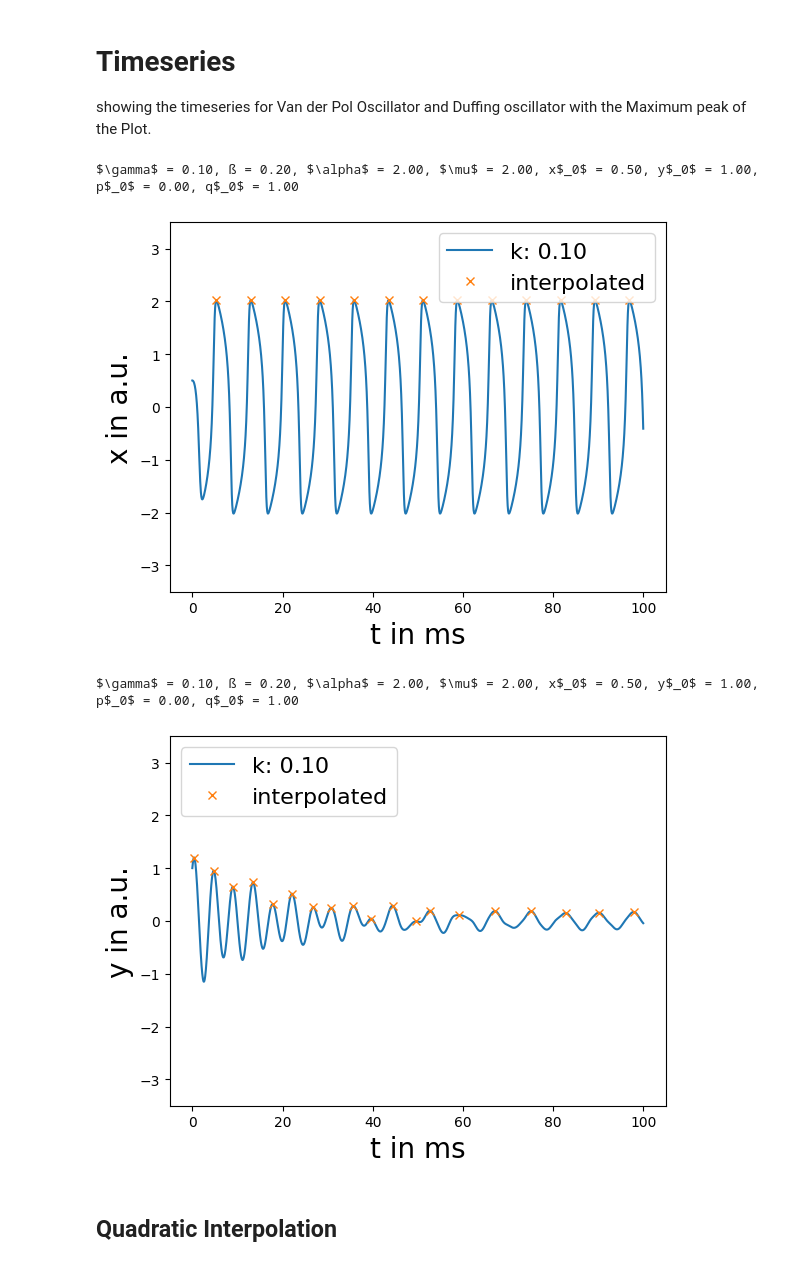
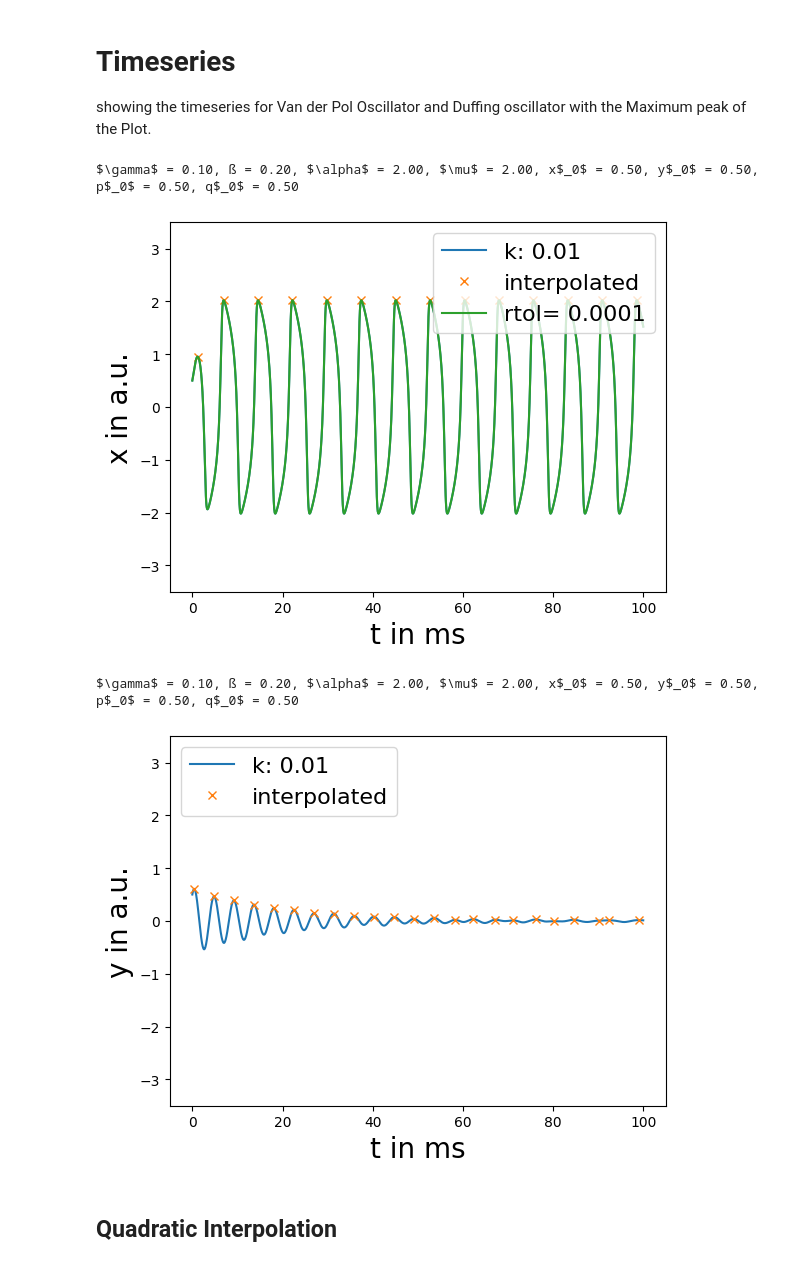
Before and after one commit to huyenanh-nguyen/daniel_model, a Jupyter notebook: ODE/simulation.ipynb, the cells around one changed output. Drawn from its saved outputs; the diff is of its cells as text; code cells hidden in the pictures.

Commit message:
rtol and less in mean

```diff
--- a/ODE/simulation.ipynb
+++ b/ODE/simulation.ipynb
@@ -16,11 +16,11 @@ t_last = 100 # 50h -> 1 point represent 1h
 t = np.arange(0, 2500, t_step)
 keep = int(t_last / t_step)
 x = 0.5
-y = 1
-q = 1
-p = 0
+y = 0.5
+q = 0.5
+p = 0.5
 par = x,y,p,q
-k = 0.1
+k = 0.01
 gamma = 0.1
 mu = 2
 beta = 0.2
@@ -33,3 +33,6 @@ xsol = lilie.x_solv()[:keep]
 ysol = lilie.y_solv()[:keep]
 psol = lilie.p_solv()[:keep]
 qsol = lilie.q_solv()[:keep]
+# %%
+xsol_tol = lilie.duffvdpsolver_tolerance()[:keep, 0]
+ysol_tol = lilie.duffvdpsolver_tolerance()[:keep, 1]
@@ -47,38 +56,39 @@ showing the timeseries for Van der Pol Oscillator and Duffing oscillator with th
 # x-timeseries
 plt.plot(np.arange(0, t_last, t_step), xsol, label = f"k: {k:.2f}")
 plt.plot([np.arange(0, t_last, t_step)[i] for i in x_amplitude[0]], x_amplitude[1]['peak_heights'], "x", label = "interpolated")
+plt.plot(np.arange(0, t_last, t_step), xsol_tol, label = "rtol= 0.0001")
 # plt.plot([np.arange(0, t_last, t_step)[i] for i in x_amplitude[0]], x_amplitude[1]['peak_heights'], "x", label = "max peak")
 
 plt.ylabel("x in a.u.", fontsize = 20)
 x_title = "$\gamma$ = " + f"{gamma:.2f}, ß = " + f"{beta:.2f}, $\\alpha$ = " + f"{alpha:.2f}, $\mu$ = " + f"{mu:.2f}, x$_0$ = " + f"{par[0]:.2f}, y$_0$ = "+ f"{par[1]:.2f}, p$_0$ = "+ f"{par[2]:.2f}, q$_0$ = "+ f"{par[3]:.2f}"
 plt.legend(fontsize = 16, loc = "upper right")
 plt.xlabel("t in ms", fontsize = 20)
 
 plt.ylim([-3.5, 3.5])
 # plt.figtext(0.99, 0.01, title,
 #         horizontalalignment="right",
 #         fontsize = 16)
 print(x_title)
 plt.show()
 
 # y-timeseries
 plt.plot(np.arange(0, t_last, t_step), ysol, label = f"k: {k:.2f}")
 plt.plot([np.arange(0, t_last, t_step)[i] for i in y_amplitude[0]], y_amplitude[1]['peak_heights'], "x", label = "interpolated")
 plt.ylabel("y in a.u.", fontsize = 20)
 y_title = "$\gamma$ = " + f"{gamma:.2f}, ß = " + f"{beta:.2f}, $\\alpha$ = " + f"{alpha:.2f}, $\mu$ = " + f"{mu:.2f}, x$_0$ = " + f"{par[0]:.2f}, y$_0$ = "+ f"{par[1]:.2f}, p$_0$ = "+ f"{par[2]:.2f}, q$_0$ = "+ f"{par[3]:.2f}"
 plt.legend(fontsize = 16, loc = "upper left")
 plt.xlabel("t in ms", fontsize = 20)
 plt.ylim([-3.5, 3.5])
 # plt.figtext(0.99, 0.01, title,
 #         horizontalalignment="right",
 #         fontsize = 16)
 print(y_title)
 plt.show()
 # %% [output]
-$\gamma$ = 0.10, ß = 0.20, $\alpha$ = 2.00, $\mu$ = 2.00, x$_0$ = 0.50, y$_0$ = 1.00, p$_0$ = 0.00, q$_0$ = 1.00
+$\gamma$ = 0.10, ß = 0.20, $\alpha$ = 2.00, $\mu$ = 2.00, x$_0$ = 0.50, y$_0$ = 0.50, p$_0$ = 0.50, q$_0$ = 0.50
-[figure, old version]
+[figure, new version]
-$\gamma$ = 0.10, ß = 0.20, $\alpha$ = 2.00, $\mu$ = 2.00, x$_0$ = 0.50, y$_0$ = 1.00, p$_0$ = 0.00, q$_0$ = 1.00
+$\gamma$ = 0.10, ß = 0.20, $\alpha$ = 2.00, $\mu$ = 2.00, x$_0$ = 0.50, y$_0$ = 0.50, p$_0$ = 0.50, q$_0$ = 0.50
-[figure, old version]
+[figure, new version]
 # %% [markdown]
 ## Quadratic Interpolation
 # %%
```
Also changed, not shown: parts of 8 cells of this notebook, 2 other files.
